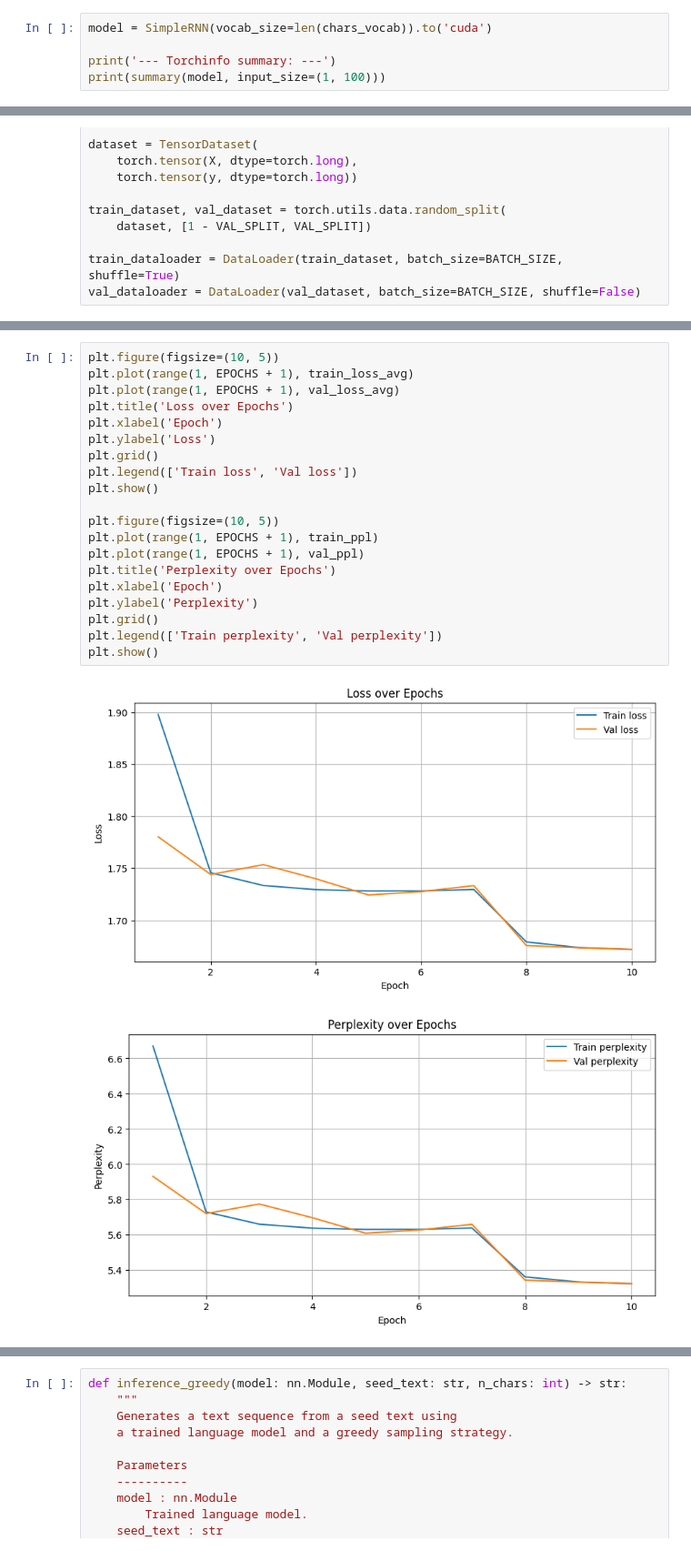
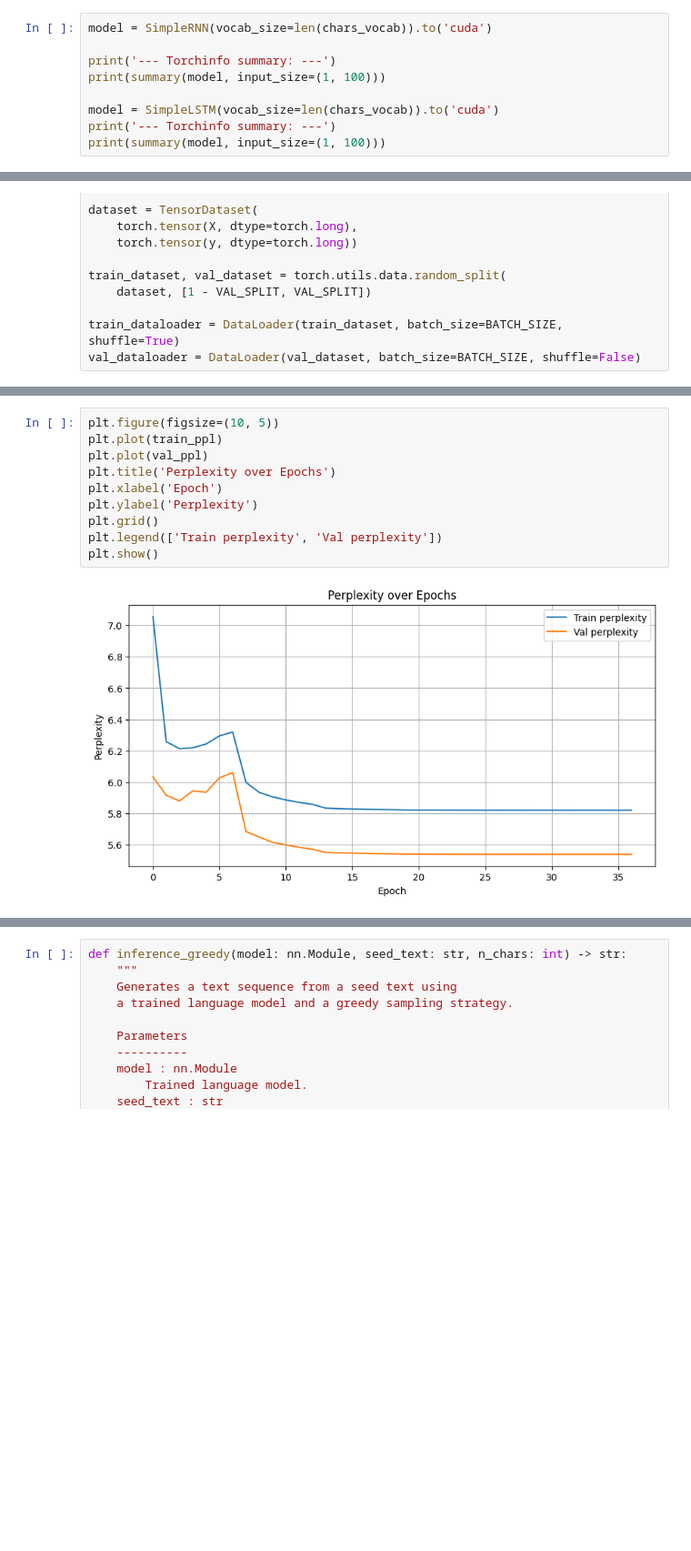
Before and after one commit to maximdorogov/fiuba-nlp, a Jupyter notebook: desafio_3/desafio_3.ipynb, the cells around one changed output, grey strips where cells are left out. Shown: that part at 91% size. Cells and saved outputs as stored; diff of their text form; blank space fills up the shorter version.

Commit message:
training rnn y lstm

```diff
--- a/desafio_3/desafio_3.ipynb
+++ b/desafio_3/desafio_3.ipynb
@@ -187,6 +240,10 @@ model = SimpleRNN(vocab_size=len(chars_vocab)).to('cuda')
 
 print('--- Torchinfo summary: ---')
 print(summary(model, input_size=(1, 100)))
+
+model = SimpleLSTM(vocab_size=len(chars_vocab)).to('cuda')
+print('--- Torchinfo summary: ---')
+print(summary(model, input_size=(1, 100)))
 # %% [output]
 --- Torchinfo summary: ---
 ==========================================================================================
@@ -333,23 +472,12 @@ train loss: 1.672  - val loss: 1.672  - train ppl: 5.3236 - val ppl: 5.3247
 # %%
 plt.figure(figsize=(10, 5))
-plt.plot(range(1, EPOCHS + 1), train_loss_avg)
-plt.plot(range(1, EPOCHS + 1), val_loss_avg)
-plt.title('Loss over Epochs')
-plt.xlabel('Epoch')
-plt.ylabel('Loss')
-plt.grid()
-plt.legend(['Train loss', 'Val loss'])
-plt.show()
-
-plt.figure(figsize=(10, 5))
-plt.plot(range(1, EPOCHS + 1), train_ppl)
-plt.plot(range(1, EPOCHS + 1), val_ppl)
+plt.plot(train_ppl)
+plt.plot(val_ppl)
 plt.title('Perplexity over Epochs')
 plt.xlabel('Epoch')
 plt.ylabel('Perplexity')
 plt.grid()
 plt.legend(['Train perplexity', 'Val perplexity'])
 plt.show()
 # %% [output]
-[figure, old version]
+[figure, new version]
-[figure, removed]
```
Also changed, not shown: parts of 11 cells of this notebook.
